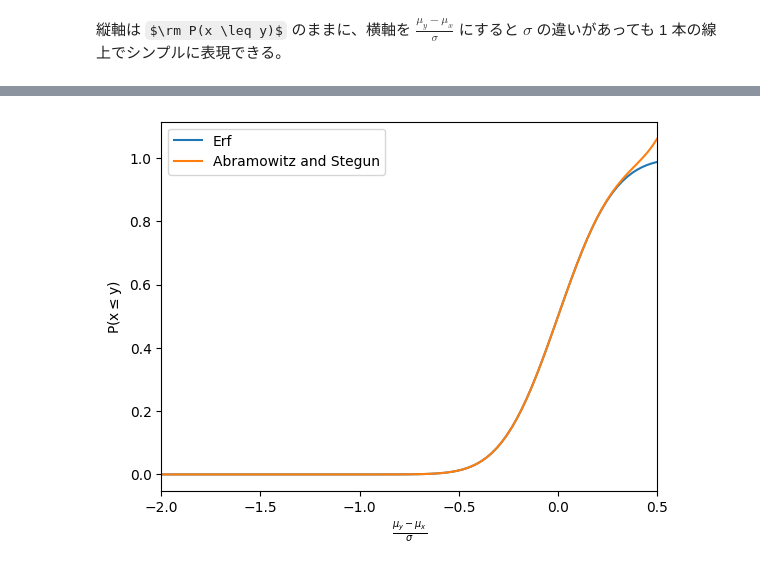
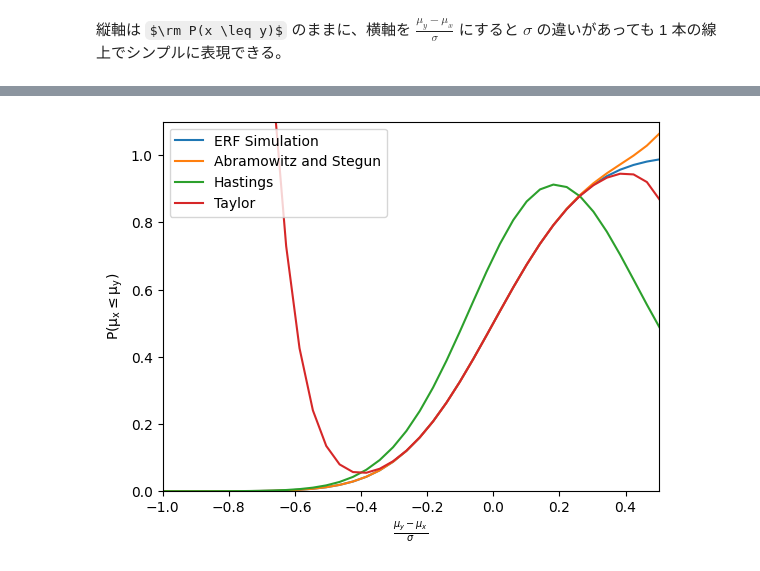
Before and after one commit to hamling-ling/StocasticSignals, a Jupyter notebook: src/two_distros.ipynb, the cells around one changed output, grey strips where cells are left out. Drawn from its saved outputs; the diff is of its cells as text; code cells hidden in the pictures; some formulas as TeX source.

```diff
--- a/src/two_distros.ipynb
+++ b/src/two_distros.ipynb
@@ -361,35 +371,51 @@ $$
 # %%
 def phi_abst_positive(z):
     p=0.2316419
     b1 = 0.319381530
     b2 =-0.356563782
     b3 = 1.781477937
     b4 =-1.821255978
     b5 = 1.330274429
     t  = 1/(1+p * z)
-    return 1-1/(math.sqrt(2 * math.pi)) * math.exp(-(z**2)/2) * (b1*t + b2*(t**2) + b3*(t**3) + b4*(t**4) + b5*(t**5))
+    return 1-1/(np.sqrt(2 * np.pi)) * np.exp(-(z**2)/2) * (b1*t + b2*(t**2) + b3*(t**3) + b4*(t**4) + b5*(t**5))
 
 def phi_abst_negative(z):
     return 1-phi_abst_positive(-1*z)
 
-delta = np.linspace(-2.0, 0.5, 100)
-sigmadelta10 = (10**2 + 10**2)/40
-zs10 = delta / (np.sqrt(sigmadelta10))
-p10 = np.zeros(100)
-for i, i_z in enumerate(zs10):
-    p10[i] = phi(i_z*10)
+def phi_hastings(z):
+    p=0.2316419
+    b1 = 0.319381530
+    b2 =-0.356563782
+    b3 = 1.781477937
+    t  = 1/(1+p * z)
+    return 1-1/(np.sqrt(2 * np.pi)) * np.exp(-(z**2)/2) * (b1*t + b2*(t**2) + b3*(t**3))
 
-a10 = np.zeros(100)
-for i, i_z in enumerate(zs10):
-    a10[i] = phi_abst_negative(i_z*10)
+def phi_hastings_negative(z):
+    return 1-phi_hastings(-1*z)
 
-plt.plot(delta, p10,  label="Erf")
-plt.plot(delta, a10,  label="Abramowitz and Stegun")
+def phi_taylor4(z):
+    return 0.5 + (1.0/math.sqrt(2.0 * math.pi)) * (z - (z**3)/6.0 + (z**5)/40 - (z**7)/336)
+
+sigma10      = 10
+delta        = np.linspace(-2.0, 2.0, 100)
+sigmadelta10 = (sigma10**2 + sigma10**2)/n
+zs10         = 10*delta / (np.sqrt(sigmadelta10))
+
+simulation  = phi(zs10)
+approx_abst = phi_abst_negative(zs10)
+approx_hast = phi_hastings_negative(zs10)
+approx_tay4 = phi_taylor4(zs10)
+
+plt.plot(delta, simulation,  label="ERF Simulation")
+plt.plot(delta, approx_abst, label="Abramowitz and Stegun")
+plt.plot(delta, approx_hast, label="Hastings")
+plt.plot(delta, approx_tay4, label="Taylor")
 
 plt.legend()
 plt.xlabel("$\\frac{\\mu_y - \\mu_x}{\\sigma}$")
-plt.ylabel("$\\rm{P}(x \\leq y)$")
-plt.xlim(-2,0.5)
+plt.ylabel("$\\rm{P}(\\mu_x \\leq \\mu_y)$")
+plt.xlim(-1,0.5)
+plt.ylim(0,1.1)
 plt.show()
 # %% [output]
-[figure, old version]
+[figure, new version]
```
Also changed, not shown: parts of 38 cells of this notebook.
